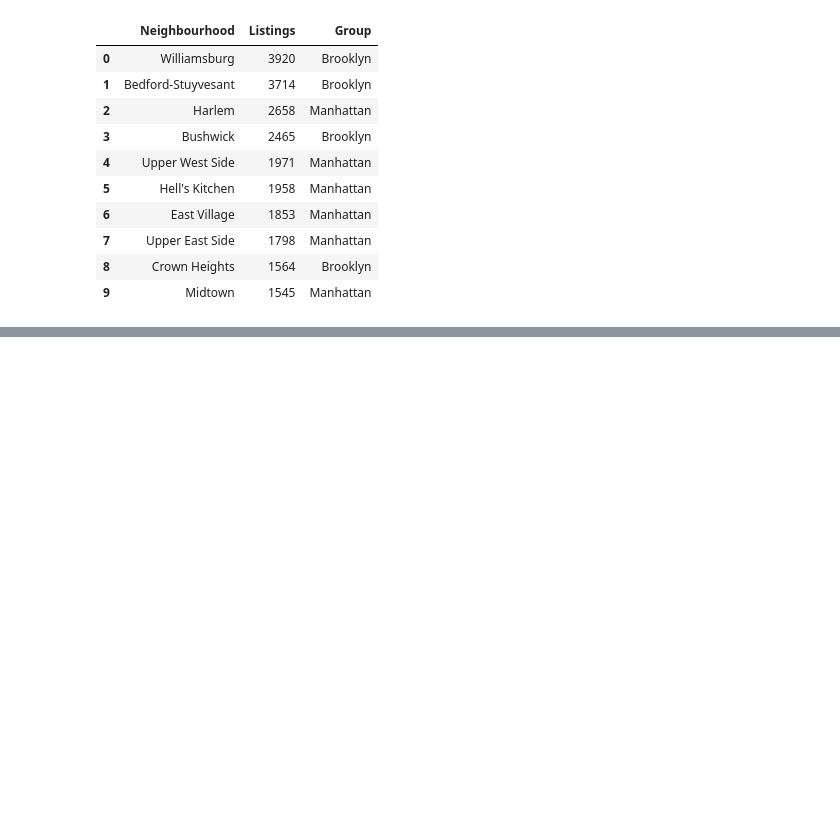
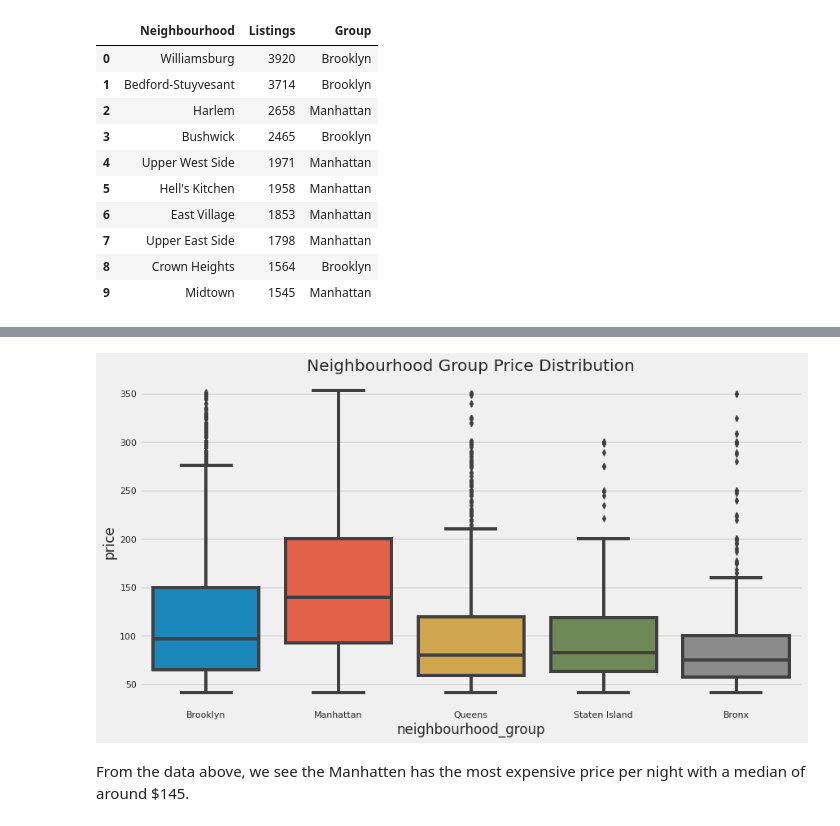
Before and after one commit to anuj561/Airbnb_NYC_2019, a Jupyter notebook: Airbnb_NYC_2019.ipynb, the cells around one changed output, grey strips where cells are left out. Saved outputs shown, nothing was run; the diff lists cells and outputs as text; code cells hidden in the pictures; blank space fills up the shorter version.

```diff
--- a/Airbnb_NYC_2019.ipynb
+++ b/Airbnb_NYC_2019.ipynb
@@ -282,0 +377,10 @@ AHAAA!!! The top 10 neighbourhood are from Either Manhatten or Broolyn which hav
+# %%
+plt.style.use('fivethirtyeight')
+plt.figure(figsize=(13,7))
+sns.boxplot(y='price',x='neighbourhood_group',data = airbnb_1)
+plt.title('Neighbourhood Group Price Distribution')
+plt.show()
+# %% [output]
+[figure, added]
+# %% [markdown]
+From the data above, we see the Manhatten has the most expensive price per night with a median of around  $145.
```
Also changed, not shown: parts of 29 cells of this notebook.
